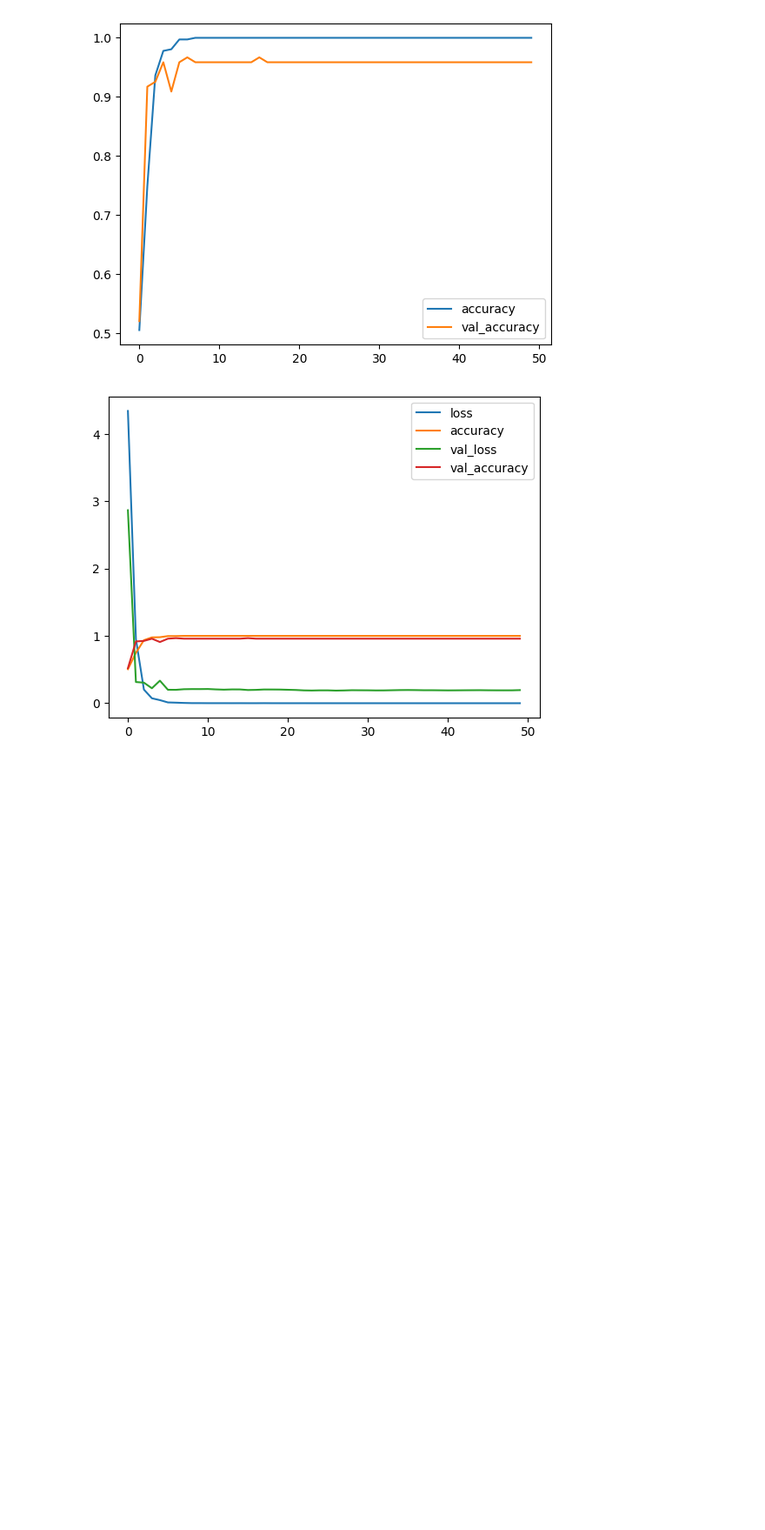
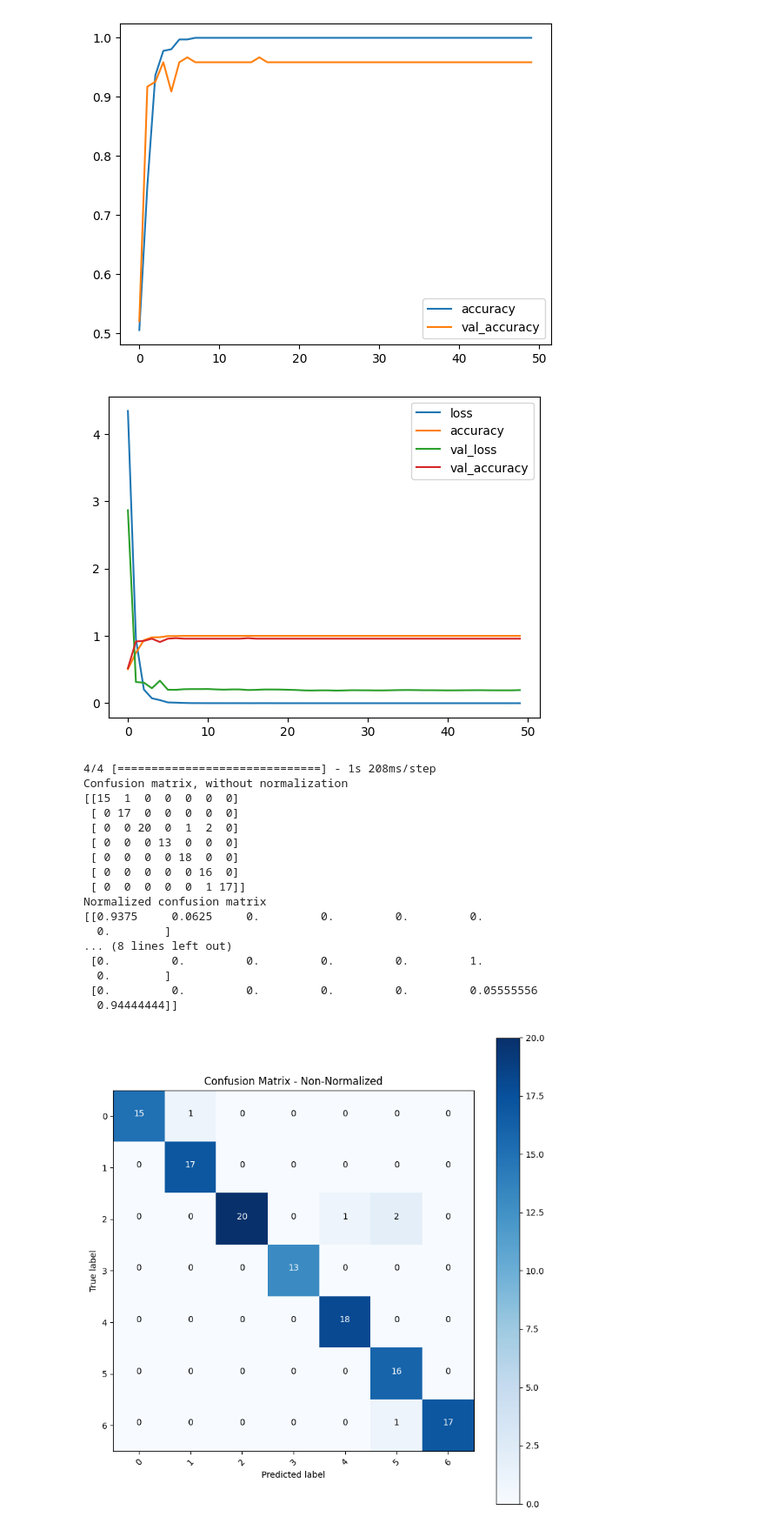
Before and after one commit to sak-90/FallDetection_MajorProject, a Jupyter notebook: FallDetection.ipynb, the cells around one changed output. Shown: that part at 87% size. Cells and saved outputs as stored; diff of their text form; code cells hidden in the pictures; blank space fills up the shorter version.

```diff
--- a/FallDetection.ipynb
+++ b/FallDetection.ipynb
@@ -278,3 +378,24 @@ losses.plot()
 [figure]
 [figure]
 [figure]
+# %%
+create_confusion_matrix(third_model)
+# %% [output]
+4/4 [==============================] - 1s 208ms/step
+Confusion matrix, without normalization
+[[15  1  0  0  0  0  0]
+ [ 0 17  0  0  0  0  0]
+ [ 0  0 20  0  1  2  0]
+ [ 0  0  0 13  0  0  0]
+ [ 0  0  0  0 18  0  0]
+ [ 0  0  0  0  0 16  0]
+ [ 0  0  0  0  0  1 17]]
+Normalized confusion matrix
+[[0.9375     0.0625     0.         0.         0.         0.
+  0.        ]
+... (8 lines left out)
+ [0.         0.         0.         0.         0.         1.
+  0.        ]
+ [0.         0.         0.         0.         0.         0.05555556
+  0.94444444]]
+[figure, added]
```
Also changed, not shown: parts of 4 cells of this notebook.
